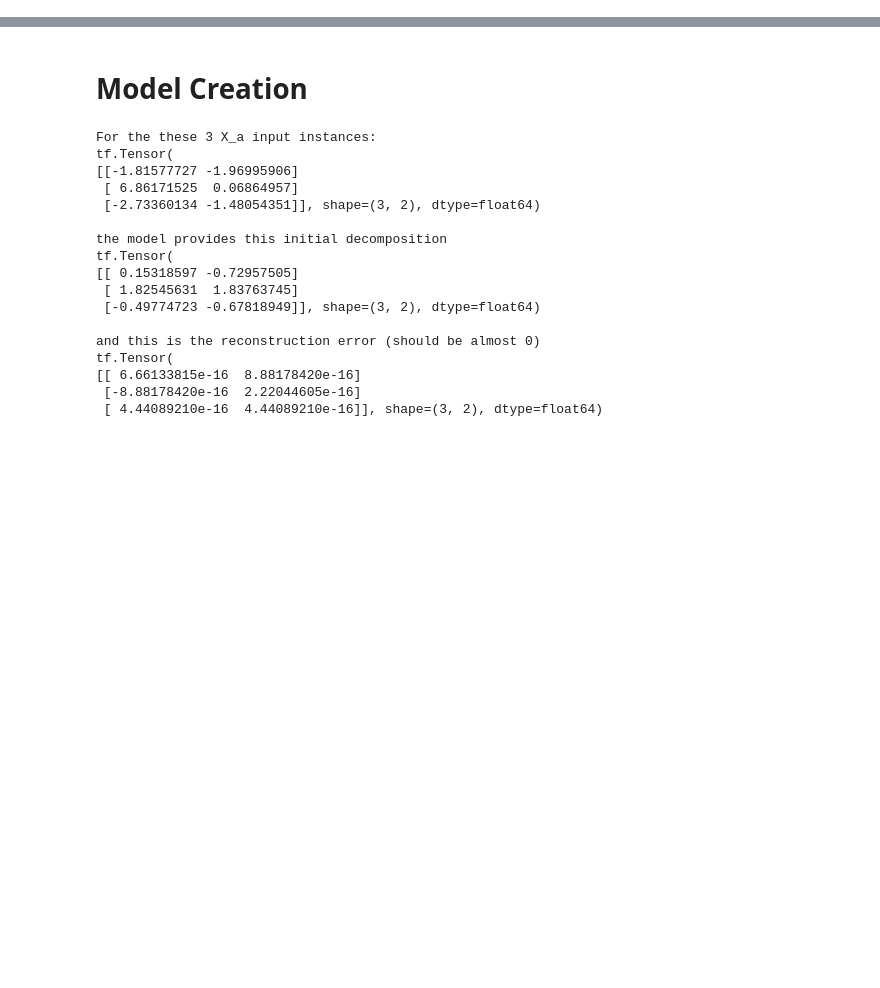
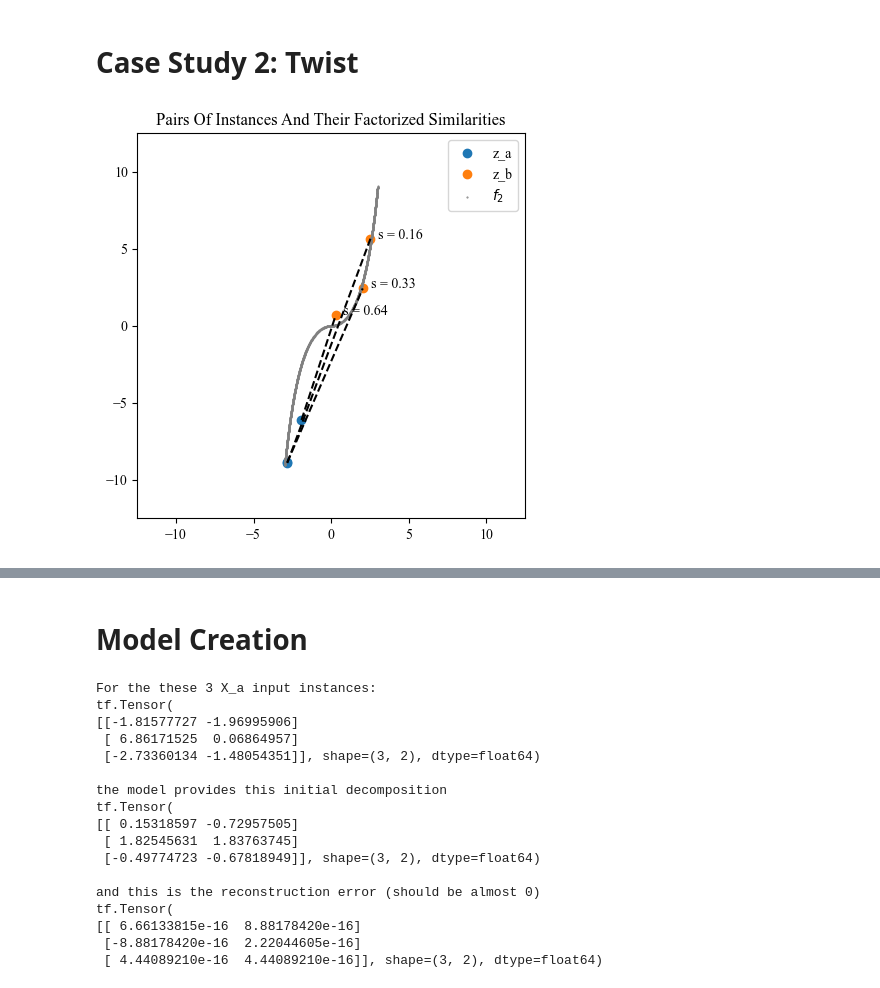
Before and after one commit to TimHenry1995/gyoza, a Jupyter notebook: src/gyoza/scripts/manifolds.ipynb, the cells around one changed output, grey strips where cells are left out. Drawn from its saved outputs; the diff is of its cells as text; code cells hidden in the pictures; blank space fills up the shorter version.

```diff
--- a/src/gyoza/scripts/manifolds.ipynb
+++ b/src/gyoza/scripts/manifolds.ipynb
@@ -159,0 +174,17 @@ Y_a_b: (instances, factors)           (5, 2)
+# %% [markdown]
+# Case Study 2: Twist
+# %%
+# Set up the raw manifold function
+f = lambda S: (np.arcsinh(S), np.sign(np.arcsinh(S)) * np.cosh(np.arcsinh(S)) - np.sign(S))
+
+# Generate a dataset
+reset_random_number_generators(seed=957)
+Z, Y = create_data_set(S=S, manifold_function_raw=f, noise_strength=0.5)
+
+# Plot pairs of instances
+iterator = mdis.volatile_factorized_pair_iterator(X=Z, Y=Y, batch_size=3, similarity_function=similarity_function)
+Z_ab, Y_ab = next(iterator)
+
+plot_instance_pairs(S=S, Z_ab=Z_ab, Y_ab=Y_ab, manifold_function_raw=f, manifold_name='f_2')
+# %% [output]
+[figure, added]
```
Also changed, not shown: parts of 22 cells of this notebook.
